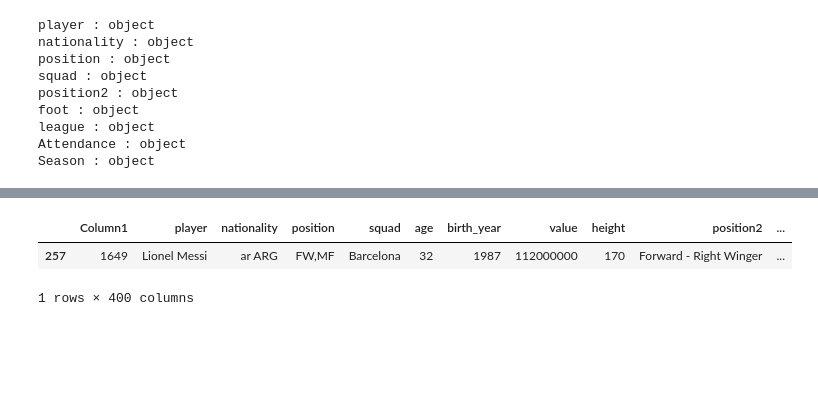
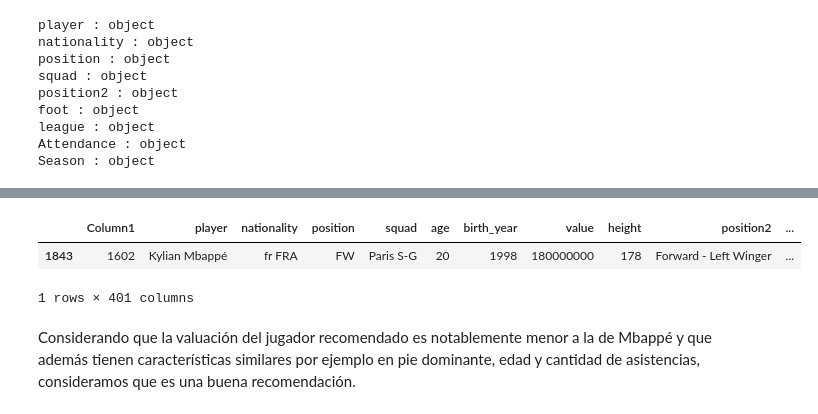
Before and after one commit to Gabrielnm7/LDD-Futbol-Analytics, a Jupyter notebook: Analysis.ipynb, the cells around one changed output, grey strips where cells are left out. Drawn from its saved outputs; the diff is of its cells as text; code cells hidden in the pictures; blank space fills up the shorter version.

```diff
--- a/Analysis.ipynb
+++ b/Analysis.ipynb
@@ -867,0 +861,3 @@ Las filas con datos faltantes equivalen al 16.149773071104388 %
+# %%
+# Attendance es numerico y tiene el mismo problema de la , como en Min de data_fem, hacemos el mismo procedimiento
+data["Attendance"] = data["Attendance"].str.replace(',', '').astype(int)
@@ -867,0 +877,10 @@ Las filas con datos faltantes equivalen al 16.149773071104388 %
+# %%
+# Nos puede servir para hacer el modelo el pie y la posicion, por lo que los llevamos a variables dummies
+# Traemos label encoder
+from sklearn.preprocessing import LabelEncoder
+
+# Hacemos variables dummy para position
+le = LabelEncoder()
+data['position_enc'] = le.fit_transform(data['position'])
+data['foot_enc'] = le.fit_transform(data['foot'])
+data[["foot_enc",'position_enc']]
@@ -868,6 +1098,8 @@ Las filas con datos faltantes equivalen al 16.149773071104388 %
 # %%
-data.loc[data['player']== 'Lionel Messi']
+data[data["player"]=="Kylian Mbappé"]
 # %% [output]
 |  | Column1 | player | nationality | position | squad | age | birth_year | value | height | position2 | ... |
-| 257 | 1649 | Lionel Messi | ar ARG | FW,MF | Barcelona | 32 | 1987 | 112000000 | 170 | Forward - Right Winger | ... |
+| 1843 | 1602 | Kylian Mbappé | fr FRA | FW | Paris S-G | 20 | 1998 | 180000000 | 178 | Forward - Left Winger | ... |
-1 rows × 400 columns
+1 rows × 401 columns
+# %% [markdown]
+Considerando que la valuación del jugador recomendado es notablemente menor a la de Mbappé y que además tienen características similares por ejemplo en pie dominante, edad y cantidad de asistencias, consideramos que es una buena recomendación.
```
Also changed, not shown: parts of 42 cells of this notebook.
